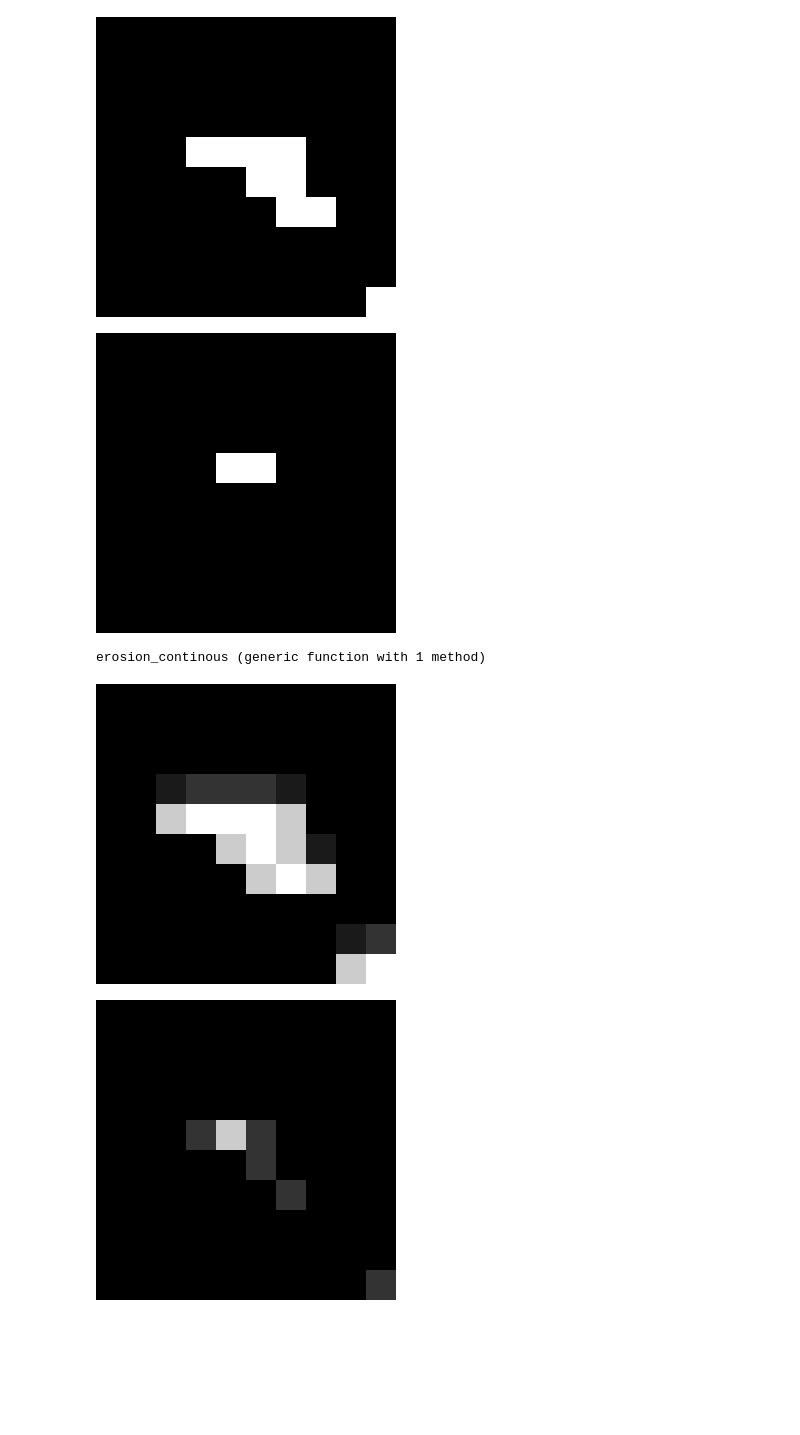
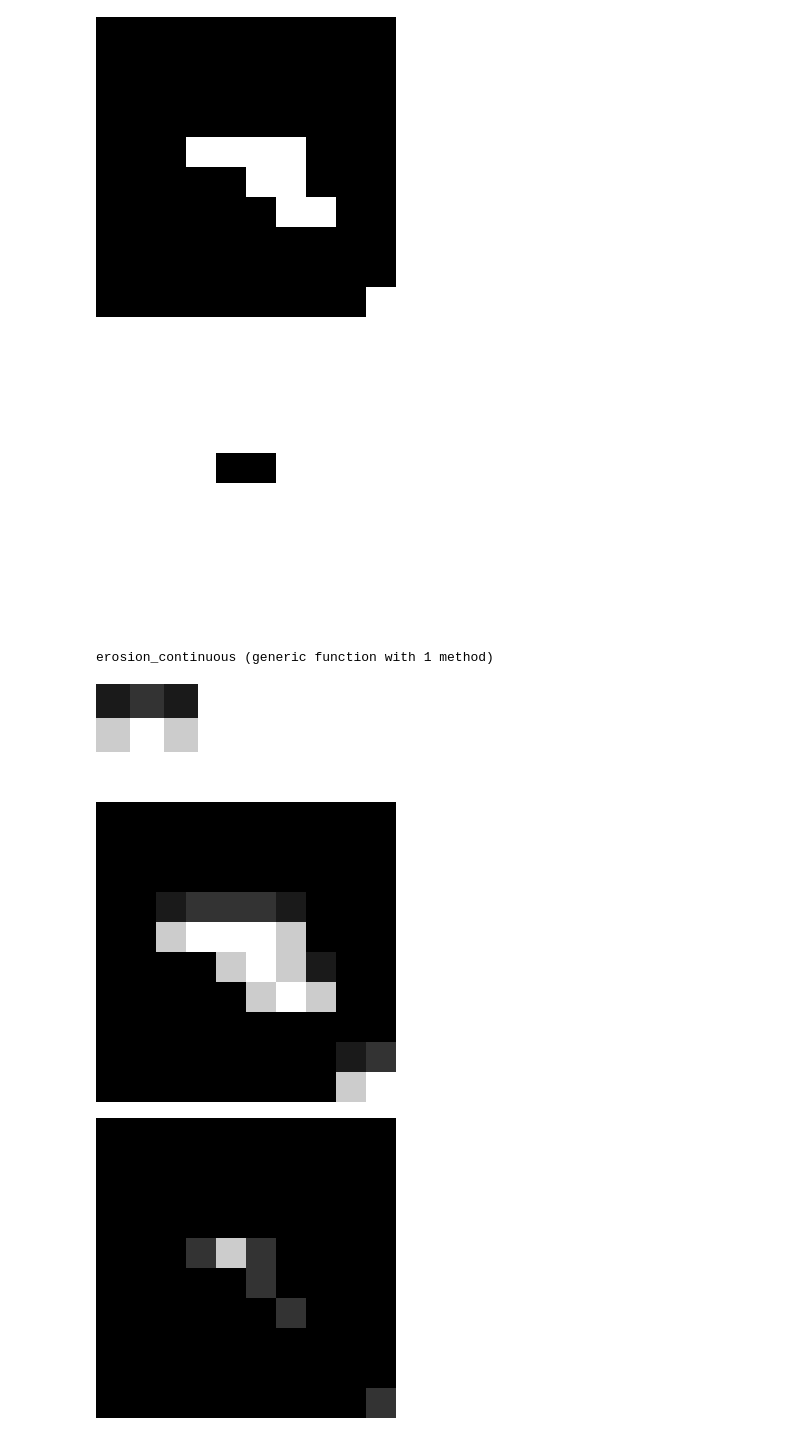
Before and after one commit to tadeohepperle/advanced_bioimage_programming, a Jupyter notebook: image_ops_julia/morhpological_filters.ipynb, the cells around one changed output. Cells and saved outputs as stored; diff of their text form; code cells hidden in the pictures; blank space fills up the shorter version.

```diff
--- a/image_ops_julia/morhpological_filters.ipynb
+++ b/image_ops_julia/morhpological_filters.ipynb
@@ -62,18 +59,18 @@ resize(dilution_binary(img1, kernel1))
 # %%
 invert(image::Matrix{Gray{Float64}}) = image .* -1 .+ 1
 
 function erosion_binary(image::Matrix{Gray{Float64}}, kernel::Matrix{Gray{Float64}})
     invert(dilution_binary(invert(image), kernel))
 end
 
-resize(erosion_binary(img1, kernel1))
+resize(dilution_binary(invert(img1), kernel1))
 # %% [output]
-[figure, old version]
+[figure, new version]
 # %%
 
-# Dilution Function for continous images.
+# Dilution Function for continuous images.
 # Here in the kernel values of 99 are ignored
-function dilution_continous(image::Matrix{Gray{Float64}}, kernel::Matrix{Gray{Float64}})
+function dilution_continuous(image::Matrix{Gray{Float64}}, kernel::Matrix{Gray{Float64}})
     y_kernel_dim, x_kernel_dim = size(kernel) # eg. 3,3
     focus_y, focus_x = ceil(Int, y_kernel_dim / 2), ceil(Int, x_kernel_dim / 2) # eg. 2,2
     height, width = size(image) # eg. 10,10
@@ -101,18 +98,19 @@ function dilution_continous(image::Matrix{Gray{Float64}}, kernel::Matrix{Gray{Fl
 end
 
 
-function erosion_continous(image::Matrix{Gray{Float64}}, kernel::Matrix{Gray{Float64}})
-    invert(dilution_continous(invert(image), kernel))
+function erosion_continuous(image::Matrix{Gray{Float64}}, kernel::Matrix{Gray{Float64}})
+    invert(dilution_continuous(invert(image), kernel))
 end
 # %% [output]
-erosion_continous (generic function with 1 method)
+erosion_continuous (generic function with 1 method)
 # %%
 kernel_c = Gray.([
     0.1 0.2 0.1
     0.8 1.0 0.8
     99.0 99.0 99.0])
-
-resize(dilution_continous(img1, kernel_c))
+IJulia.display(kernel_c)
+resize(dilution_continuous(img1, kernel_c))
 # %% [output]
-[figure, old version]
+[figure, new version]
+[figure, added]
 # %%
```
Also changed, not shown: parts of 15 cells of this notebook, 3 other files.
